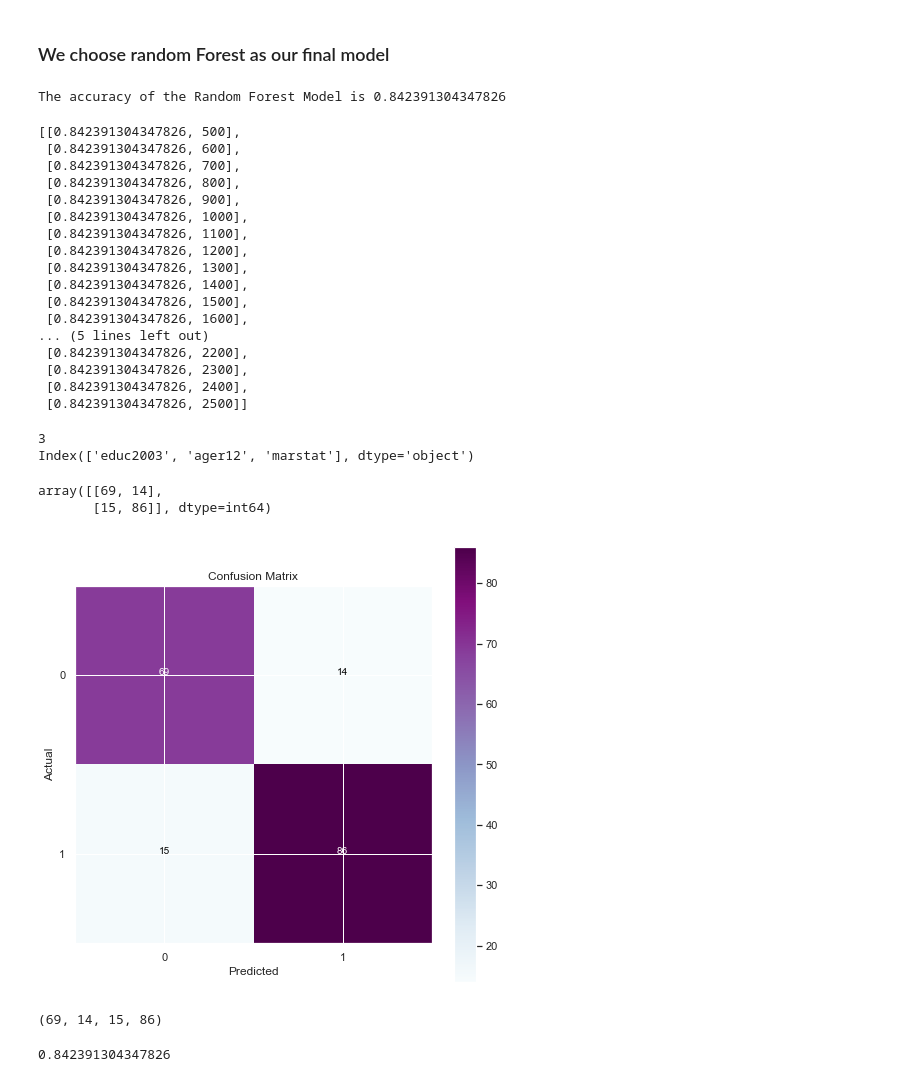
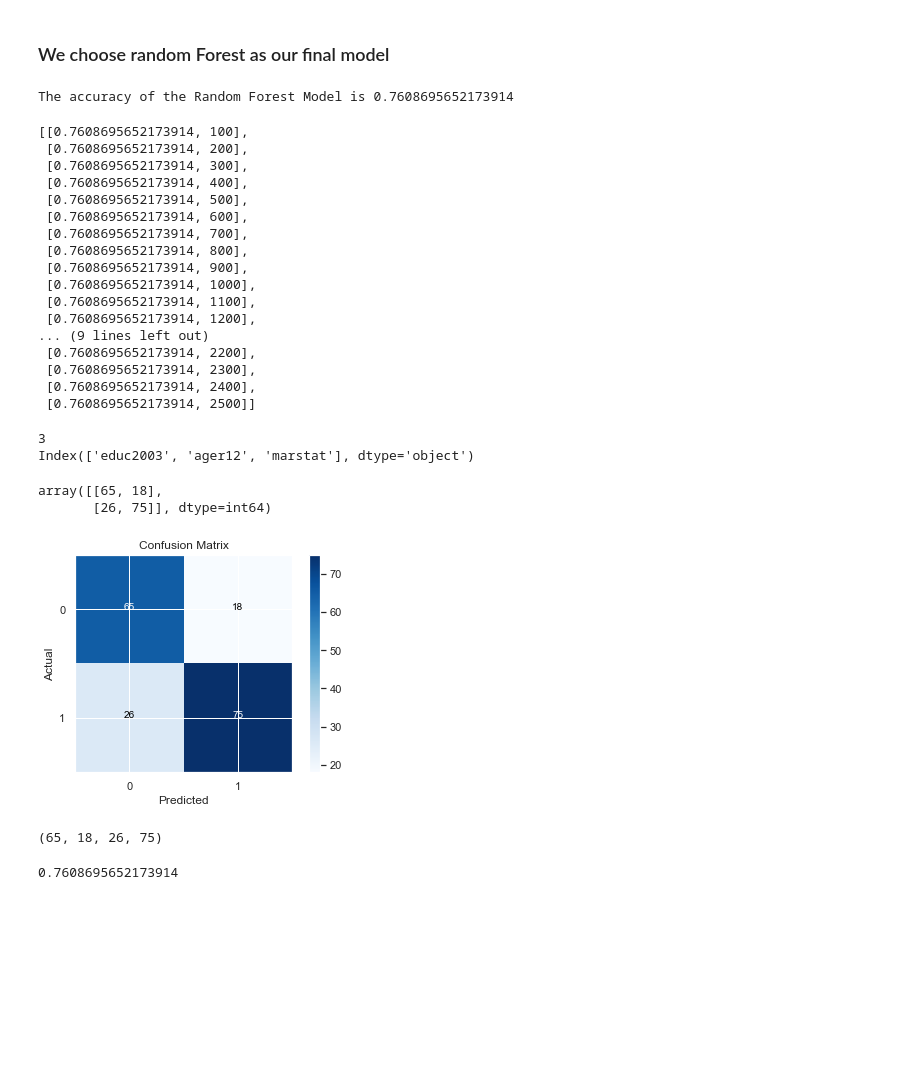
Before and after one commit to licheek/practicum_mitre, a Jupyter notebook: Mort2017_EDA_Final.ipynb, the cells around one changed output. Drawn from its saved outputs; the diff is of its cells as text; code cells hidden in the pictures; blank space fills up the shorter version.

```diff
--- a/Mort2017_EDA_Final.ipynb
+++ b/Mort2017_EDA_Final.ipynb
@@ -63,6 +60,6 @@ os.chdir(path)
 # %%
 #read datasets
-mort2017 = pd.read_csv('mort2017.csv')
+mort2017 = pd.read_csv('https://practicum-mitre.s3.amazonaws.com/mort2017.csv')
 # %%
 #examine datasets shape
 print('Mortality data for 2017 has {} rows of record and {} columns.'.format(mort2017.shape[0], mort2017.shape[1]))
@@ -606,7 +606,7 @@ y_pred = randomforest.predict(X_test)
 score_randomforest = randomforest.score(X_test,y_test)
 print('The accuracy of the Random Forest Model is', score_randomforest)
 # %% [output]
-The accuracy of the Random Forest Model is 0.842391304347826
+The accuracy of the Random Forest Model is 0.7608695652173914
 # %%
 def check(n):
     rf = RandomForestClassifier(n_estimators = n, random_state = 1234, max_depth = 5)
@@ -614,26 +614,26 @@ def check(n):
     y1 = rf.predict(X_test)
     score_randomforest = randomforest.score(X_test,y_test)
     return [score_randomforest,n]
-results = [check(i) for i in range(500,2501,100)]
+results = [check(i) for i in range(100,2501,100)]
 results
 # %% [output]
-[[0.842391304347826, 500],
- [0.842391304347826, 600],
- [0.842391304347826, 700],
- [0.842391304347826, 800],
- [0.842391304347826, 900],
- [0.842391304347826, 1000],
- [0.842391304347826, 1100],
- [0.842391304347826, 1200],
- [0.842391304347826, 1300],
- [0.842391304347826, 1400],
- [0.842391304347826, 1500],
- [0.842391304347826, 1600],
-... (5 lines left out)
- [0.842391304347826, 2200],
- [0.842391304347826, 2300],
- [0.842391304347826, 2400],
- [0.842391304347826, 2500]]
+[[0.7608695652173914, 100],
+ [0.7608695652173914, 200],
+ [0.7608695652173914, 300],
+ [0.7608695652173914, 400],
+ [0.7608695652173914, 500],
+ [0.7608695652173914, 600],
+ [0.7608695652173914, 700],
+ [0.7608695652173914, 800],
+ [0.7608695652173914, 900],
+ [0.7608695652173914, 1000],
+ [0.7608695652173914, 1100],
+ [0.7608695652173914, 1200],
+... (9 lines left out)
+ [0.7608695652173914, 2200],
+ [0.7608695652173914, 2300],
+ [0.7608695652173914, 2400],
+ [0.7608695652173914, 2500]]
 # %%
 # select the most important features
 sel = SelectFromModel(RandomForestClassifier(n_estimators = 1000))
@@ -649,35 +649,34 @@ Index(['educ2003', 'ager12', 'marstat'], dtype='object')
 cm = confusion_matrix(y_test, y_pred)
 cm
 # %% [output]
-array([[69, 14],
-       [15, 86]], dtype=int64)
+array([[65, 18],
+       [26, 75]], dtype=int64)
 # %%
 import itertools
-plt.figure(figsize=(8, 8))
-plt.imshow(cm,cmap = plt.cm.BuPu,interpolation='nearest')
+plt.imshow(cm,cmap = plt.cm.Blues,interpolation='nearest')
 plt.colorbar()
 plt.title('Confusion Matrix')
 plt.xlabel('Predicted')
 plt.ylabel('Actual')
 tick_marks = np.arange(2)
 class_labels = ['0','1']
 tick_marks
 plt.xticks(tick_marks,class_labels)
 plt.yticks(tick_marks,class_labels)
 # plotting text value inside cells
 thresh = cm.max() / 2.
 for i,j in itertools.product(range(cm.shape[0]),range(cm.shape[1])):
     plt.text(j,i,format(cm[i,j],'d'),horizontalalignment='center',color='white' if cm[i,j] > thresh else 'black')
 plt.show();
 # %% [output]
-[figure, old version]
+[figure, new version]
 # %%
 tn, fp, fn, tp = cm.ravel()
 (tn, fp, fn, tp)
 # %% [output]
-(69, 14, 15, 86)
+(65, 18, 26, 75)
 # %%
 accuracy = (tp+tn)/(tn+fp+fn+tp)
 accuracy
 # %% [output]
-0.842391304347826
+0.7608695652173914
```
Also changed, not shown: parts of 27 cells of this notebook, 1 other file.
